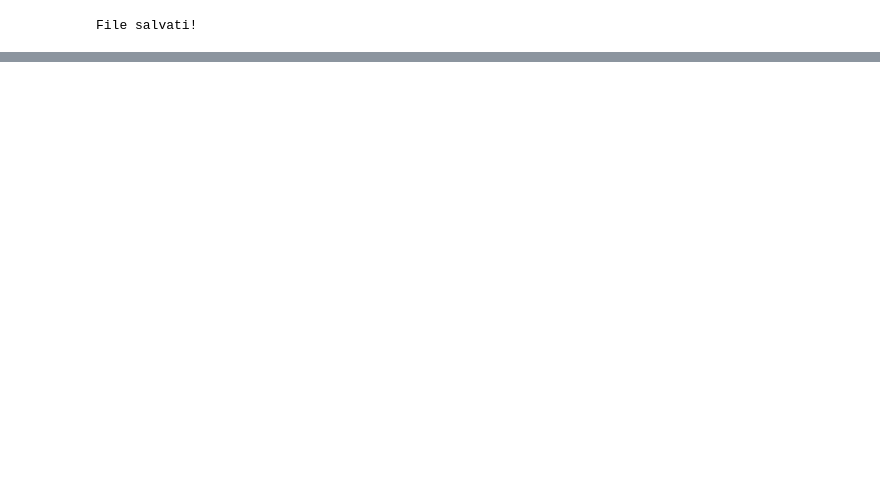
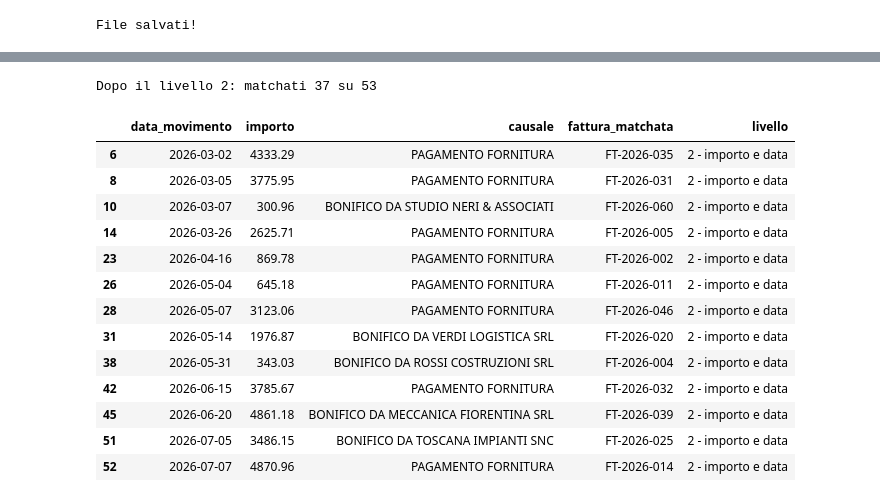
Before and after one commit to sarahjouini/riconciliazione-bancaria, a Jupyter notebook: riconciliazione.ipynb, the cells around one changed output, grey strips where cells are left out. Cells and saved outputs as stored; diff of their text form; code cells hidden in the pictures; blank space fills up the shorter version.

```diff
--- a/riconciliazione.ipynb
+++ b/riconciliazione.ipynb
@@ -173,0 +185,47 @@ Livello 1: matchati 23 movimenti su 52
+# %%
+# Fatture già assegnate al livello 1 (non più disponibili)
+fatture_usate = set(df_risultati["fattura_matchata"].dropna())
+
+# Lavoriamo solo sui movimenti non matchati e con importo positivo (incassi)
+for idx, riga in df_risultati[df_risultati["fattura_matchata"].isna()].iterrows():
+    if riga["importo"] <= 0:
+        continue  # F24, stipendi ecc: non possono essere incassi di fatture
+
+    # Cerco fatture aperte con lo stesso importo
+    candidate = df_fatture[
+        (~df_fatture["numero_fattura"].isin(fatture_usate)) &
+        (abs(df_fatture["importo"] - riga["importo"]) < 0.01)
+    ]
+
+    # Tra queste, tengo solo quelle con data compatibile
+    compatibili = []
+    for _, fatt in candidate.iterrows():
+        giorni = (riga["data_movimento"] - fatt["data_scadenza"]).days
+        if -5 <= giorni <= 30:
+            compatibili.append(fatt["numero_fattura"])
+
+    # Match SOLO se il candidato è unico
+    if len(compatibili) == 1:
+        df_risultati.loc[idx, "fattura_matchata"] = compatibili[0]
+        df_risultati.loc[idx, "livello"] = "2 - importo e data"
+        fatture_usate.add(compatibili[0])
+
+matchati_tot = df_risultati["fattura_matchata"].notna().sum()
+print(f"Dopo il livello 2: matchati {matchati_tot} su {len(df_risultati)}")
+df_risultati[df_risultati["livello"] == "2 - importo e data"]
+# %% [output]
+Dopo il livello 2: matchati 37 su 53
+|  | data_movimento | importo | causale | fattura_matchata | livello |
+| 6 | 2026-03-02 | 4333.29 | PAGAMENTO FORNITURA | FT-2026-035 | 2 - importo e data |
+| 8 | 2026-03-05 | 3775.95 | PAGAMENTO FORNITURA | FT-2026-031 | 2 - importo e data |
+| 10 | 2026-03-07 | 300.96 | BONIFICO DA STUDIO NERI & ASSOCIATI | FT-2026-060 | 2 - importo e data |
+| 14 | 2026-03-26 | 2625.71 | PAGAMENTO FORNITURA | FT-2026-005 | 2 - importo e data |
+| 23 | 2026-04-16 | 869.78 | PAGAMENTO FORNITURA | FT-2026-002 | 2 - importo e data |
+| 26 | 2026-05-04 | 645.18 | PAGAMENTO FORNITURA | FT-2026-011 | 2 - importo e data |
+| 28 | 2026-05-07 | 3123.06 | PAGAMENTO FORNITURA | FT-2026-046 | 2 - importo e data |
+| 31 | 2026-05-14 | 1976.87 | BONIFICO DA VERDI LOGISTICA SRL | FT-2026-020 | 2 - importo e data |
+| 38 | 2026-05-31 | 343.03 | BONIFICO DA ROSSI COSTRUZIONI SRL | FT-2026-004 | 2 - importo e data |
+| 42 | 2026-06-15 | 3785.67 | PAGAMENTO FORNITURA | FT-2026-032 | 2 - importo e data |
+| 45 | 2026-06-20 | 4861.18 | BONIFICO DA MECCANICA FIORENTINA SRL | FT-2026-039 | 2 - importo e data |
+| 51 | 2026-07-05 | 3486.15 | BONIFICO DA TOSCANA IMPIANTI SNC | FT-2026-025 | 2 - importo e data |
+| 52 | 2026-07-07 | 4870.96 | PAGAMENTO FORNITURA | FT-2026-014 | 2 - importo e data |
```
Also changed, not shown: parts of 9 cells of this notebook, 1 other file.
